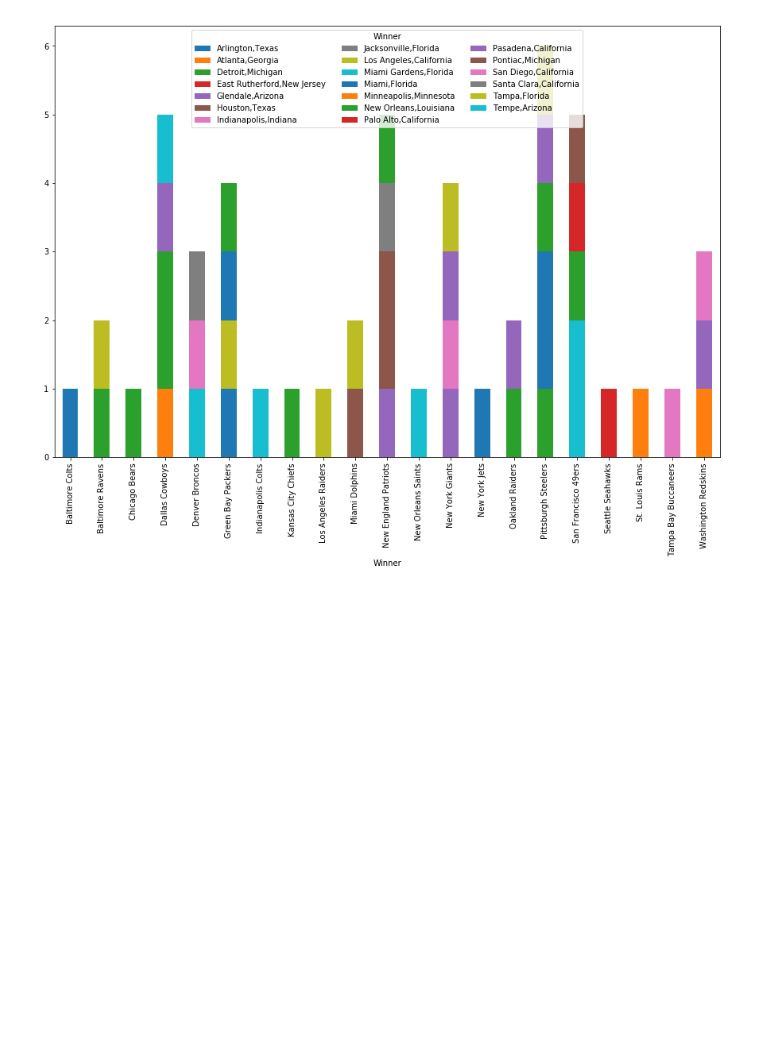
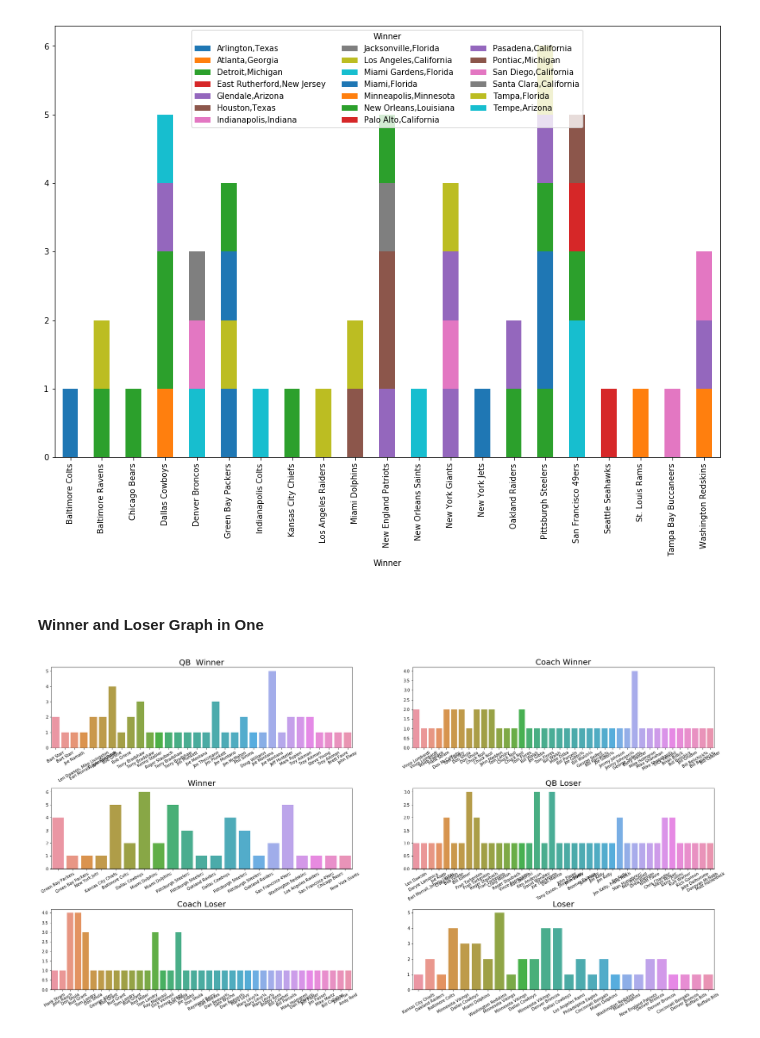
Before and after one commit to ArshadKhurshid/SuperBowl, a Jupyter notebook: SuperBowl.ipynb, the cells around one changed output. Cells and saved outputs as stored; diff of their text form; code cells hidden in the pictures; blank space fills up the shorter version.

Commit message:
chore: Add Winner and Looser in One

```diff
--- a/SuperBowl.ipynb
+++ b/SuperBowl.ipynb
@@ -83,3 +83,22 @@ fig.set_size_inches(15,10)
 plt.show()
 # %% [output]
 [figure]
+# %% [markdown]
+#### Winner and Loser Graph in One
+# %%
+import itertools
+
+team=['QB  Winner', 'Coach Winner', 'Winner','QB Loser','Coach Loser', 'Loser']
+plt.subplots(figsize=(30,15))
+length=len(team)
+for i,j in itertools.zip_longest(team,range(length)):
+    plt.subplot((length/3+1),2,j+1)
+    plt.subplots_adjust(wspace=0.2,hspace=0.5)
+    g=sns.countplot(i,data=super_bowl)
+    g.set_xticklabels(super_bowl[i],rotation=30)
+    plt.title(i,size=20)
+    plt.ylabel('')
+    plt.xlabel('')
+plt.show()
+# %% [output]
+[figure, added]
```
Also changed, not shown: parts of 2 cells of this notebook.
